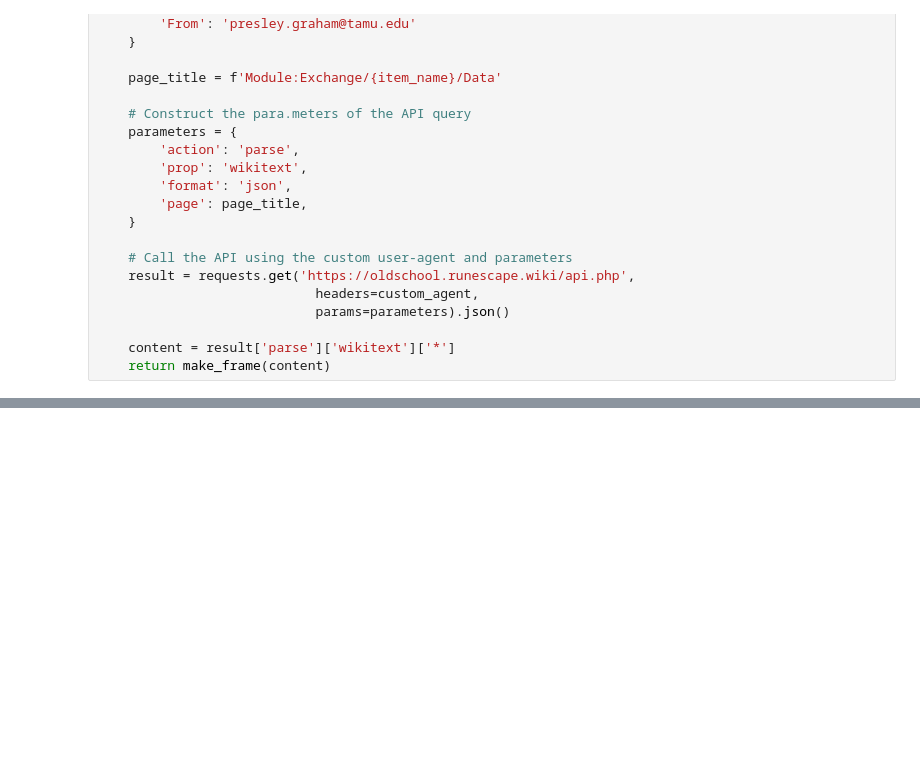
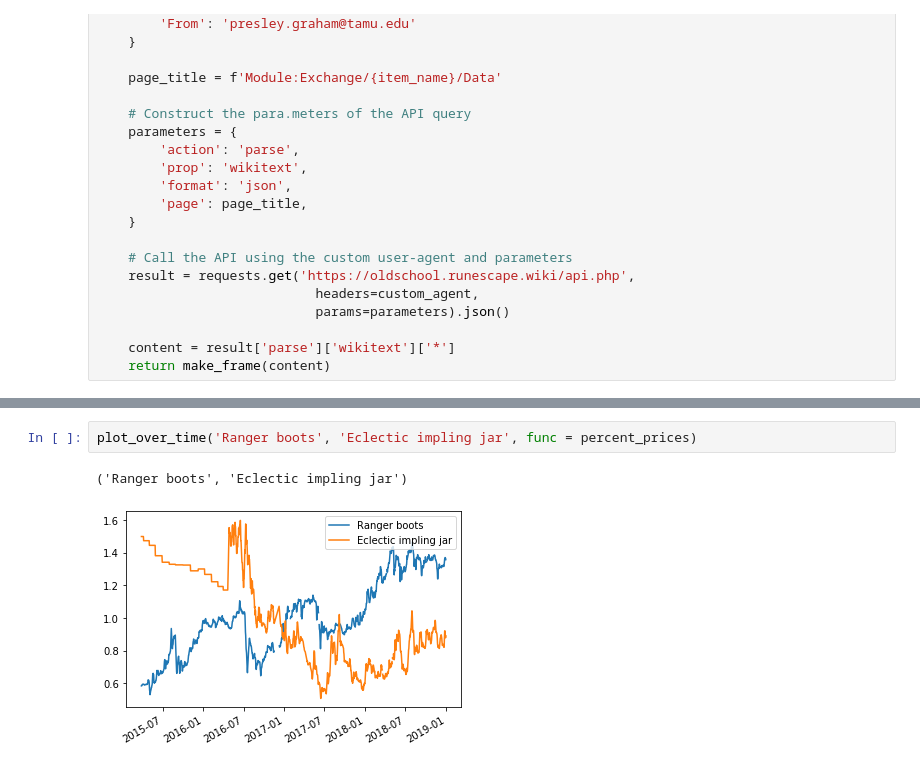
Before and after one commit to durumu/osrs-prediction, a Jupyter notebook: osrs.ipynb, the cells around one changed output, grey strips where cells are left out. Drawn from its saved outputs; the diff is of its cells as text; blank space fills up the shorter version.

```diff
--- a/osrs.ipynb
+++ b/osrs.ipynb
@@ -163,0 +203,5 @@ Length: 389, dtype: float64
+# %%
+plot_over_time('Ranger boots', 'Eclectic impling jar', func = percent_prices)
+# %% [output]
+('Ranger boots', 'Eclectic impling jar')
+[figure, added]
```
Also changed, not shown: parts of 12 cells of this notebook, 25 other files.
